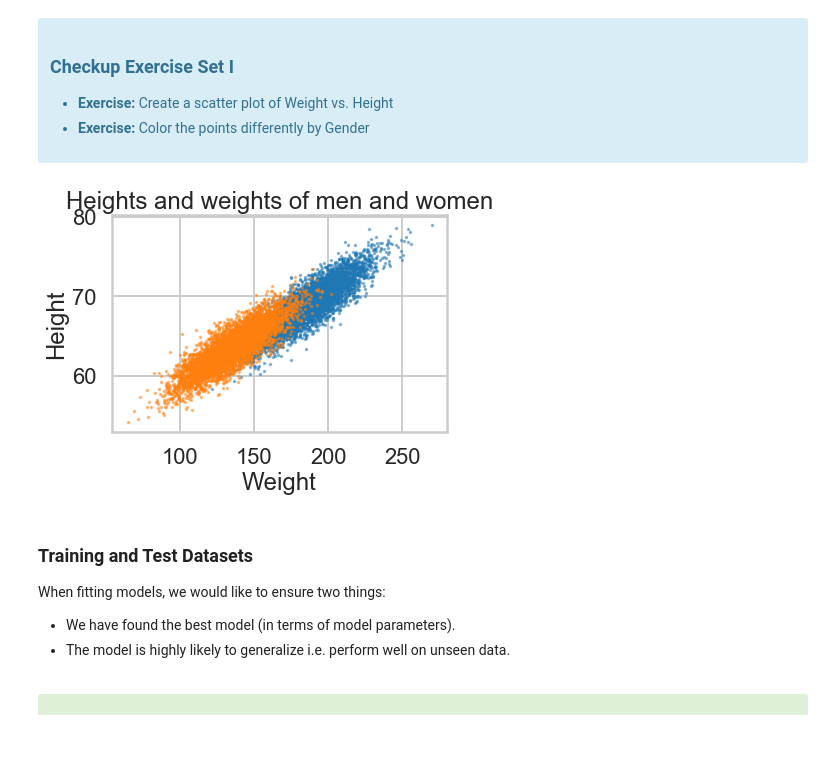
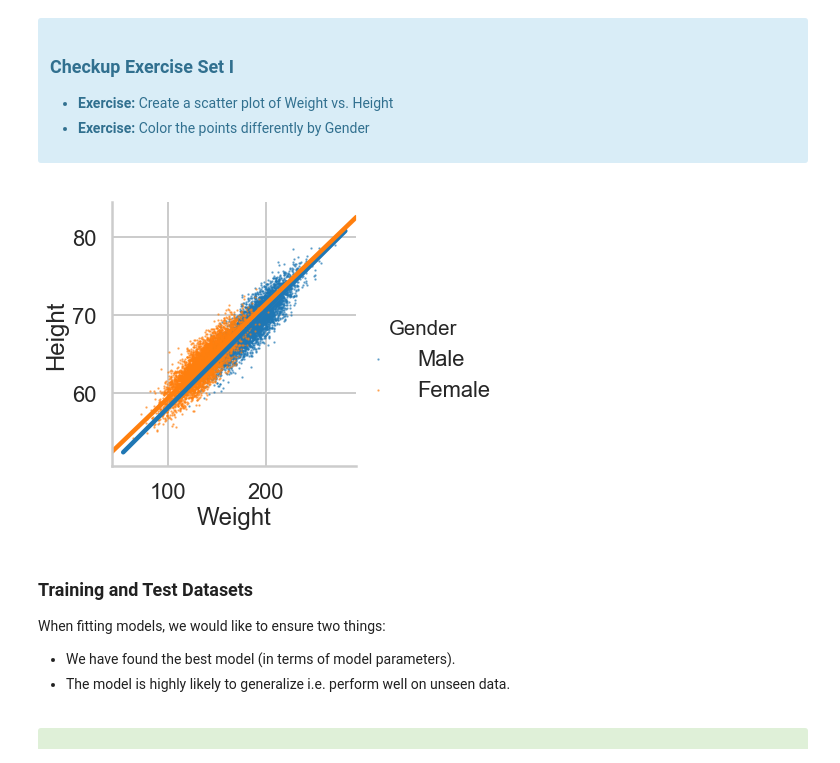
Before and after one commit to ghopping/Data_Science_Career_Track, a Jupyter notebook: logistic_regression/Mini_Project_Logistic_Regression.ipynb, the cells around one changed output. Drawn from its saved outputs; the diff is of its cells as text; code cells hidden in the pictures.

```diff
--- a/logistic_regression/Mini_Project_Logistic_Regression.ipynb
+++ b/logistic_regression/Mini_Project_Logistic_Regression.ipynb
@@ -122,13 +122,16 @@ with the "response" or "label" $y$ as a plain array of 0s and 1s for binary clas
 </div>
 # %%
 # your turn
-_ = plt.scatter(dflog[dflog.Gender == 'Male'].Weight, dflog[dflog.Gender == 'Male'].Height, alpha=0.5, s=2)
-_ = plt.scatter(dflog[dflog.Gender == 'Female'].Weight, dflog[dflog.Gender == 'Female'].Height, alpha=0.5, s=2)
-_ = plt.xlabel('Weight')
-_ = plt.ylabel('Height')
-_ = plt.title('Heights and weights of men and women')
+#_ = plt.scatter(dflog[dflog.Gender == 'Male'].Weight, dflog[dflog.Gender == 'Male'].Height, alpha=0.5, s=2)
+#_ = plt.scatter(dflog[dflog.Gender == 'Female'].Weight, dflog[dflog.Gender == 'Female'].Height, alpha=0.5, s=2)
+#_ = plt.scatter()
+#_ = plt.xlabel('Weight')
+#_ = plt.ylabel('Height')
+#_ = plt.title('Heights and weights of men and women')
+#_ = sns.scatterplot('Weight', 'Height', hue='Gender', data=dflog)
+_ = sns.lmplot('Weight', 'Height', hue='Gender', data=dflog, scatter_kws={'s':2, 'alpha':0.5})
 # %% [output]
-[figure, old version]
+[figure, new version]
 # %% [markdown]
 ### Training and Test Datasets
 
```
Also changed, not shown: parts of 11 cells of this notebook.
